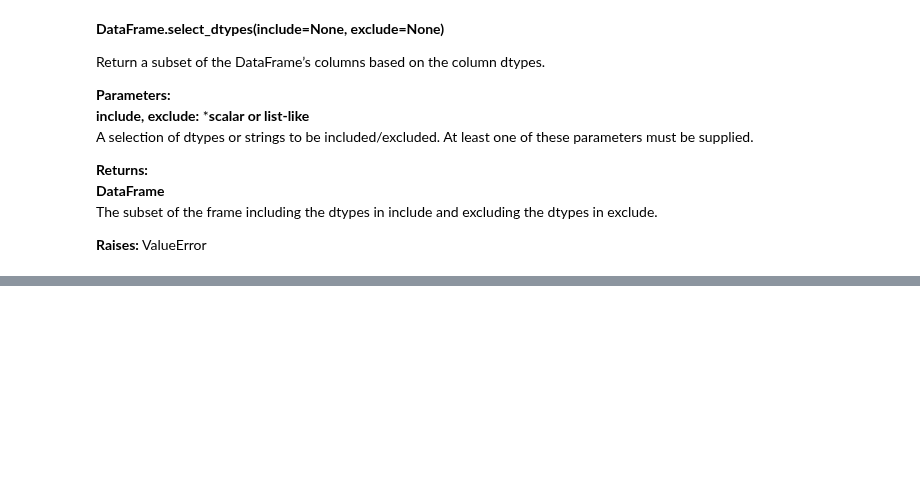
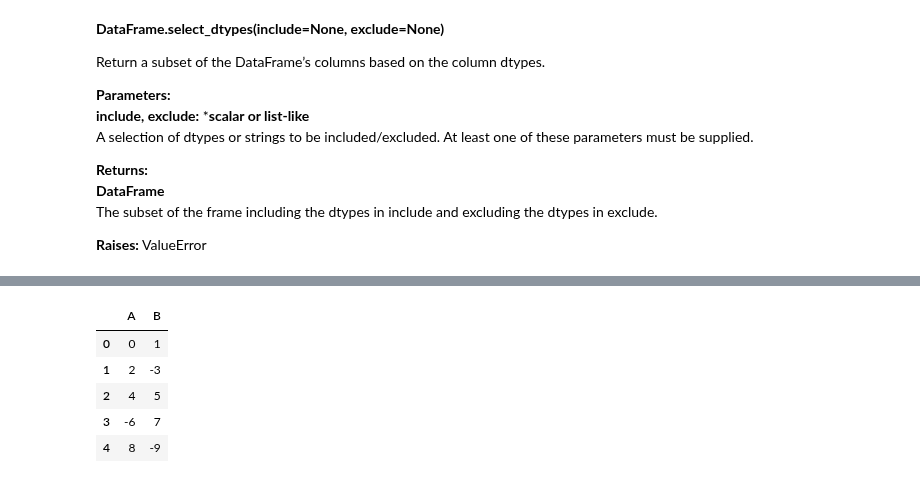
Before and after one commit to soyinkas1/PP0011_Books_Medium_Articles-Personal-Practice-Walkalong_Notebooks, a Jupyter notebook: 25 Pandas Functions You Didn't Know Existed.ipynb, the cells around one changed output, grey strips where cells are left out. Cells and saved outputs as stored; diff of their text form; code cells hidden in the pictures; blank space fills up the shorter version.

```diff
--- a/25 Pandas Functions You Didn't Know Existed.ipynb
+++ b/25 Pandas Functions You Didn't Know Existed.ipynb
@@ -988,0 +924,9 @@ df.select_dtypes(exclude='int64')
+# %%
+df.mask(m, -df)
+# %% [output]
+|  | A | B |
+| 0 | 0 | 1 |
+| 1 | 2 | -3 |
+| 2 | 4 | 5 |
+| 3 | -6 | 7 |
+| 4 | 8 | -9 |
```
Also changed, not shown: parts of 42 cells of this notebook, 2 other files.
